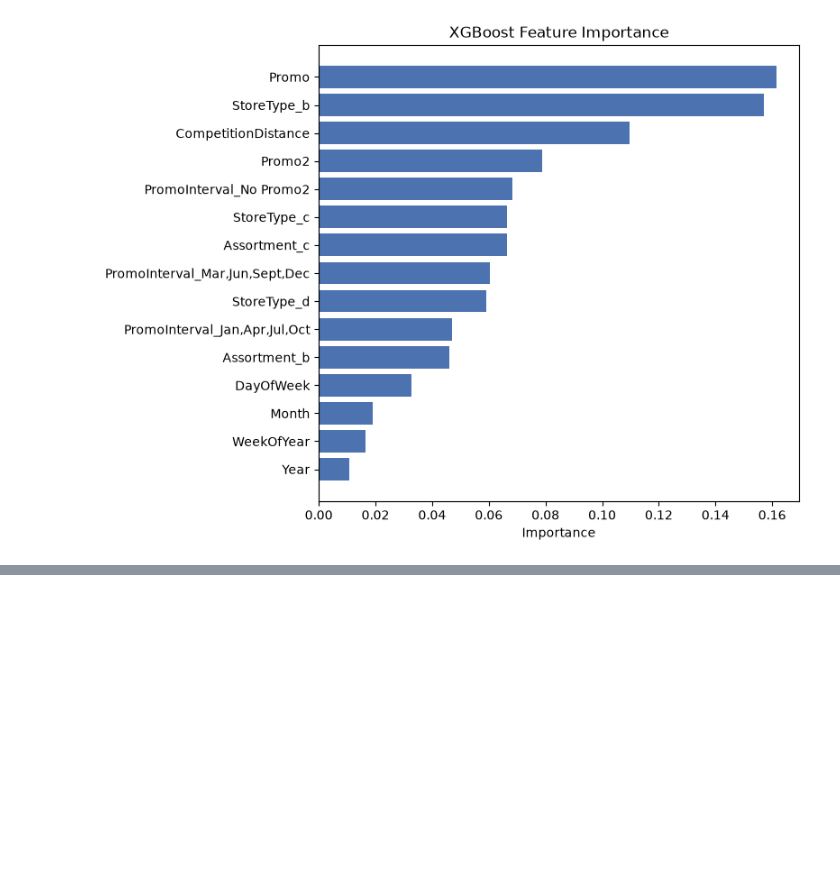
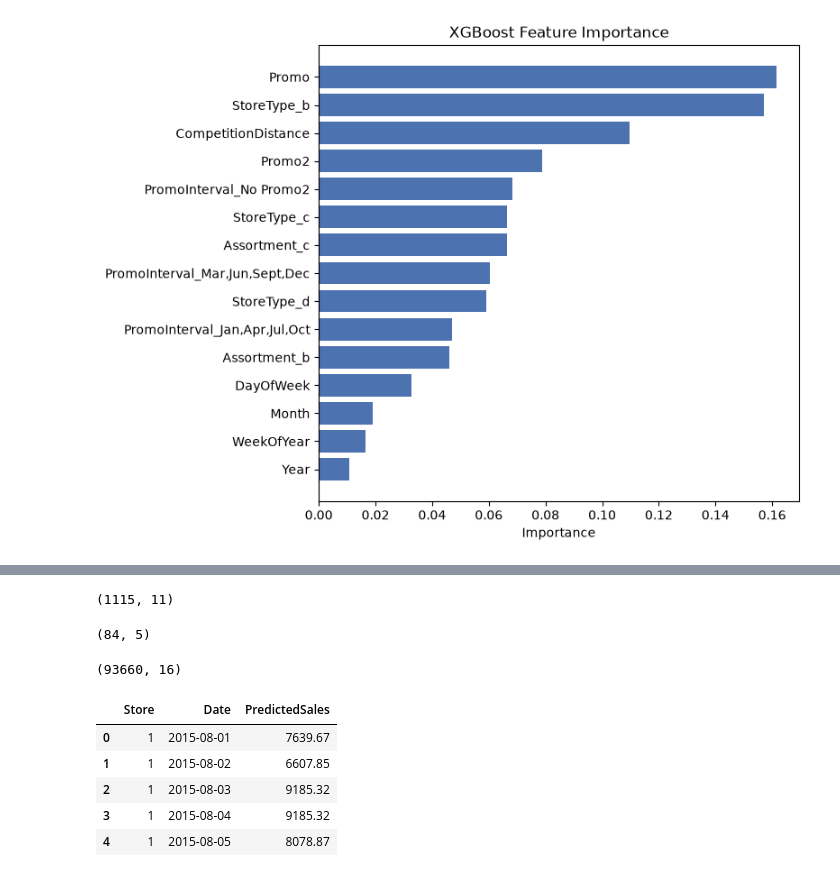
Before and after one commit to Venkatavishnuvardhanthota/rossmann-sales-forecasting, a Jupyter notebook: notebooks/02_forecasting_models.ipynb, the cells around one changed output, grey strips where cells are left out. Drawn from its saved outputs; the diff is of its cells as text; code cells hidden in the pictures; blank space fills up the shorter version.

```diff
--- a/notebooks/02_forecasting_models.ipynb
+++ b/notebooks/02_forecasting_models.ipynb
@@ -752,0 +786,57 @@ universal promo lift and StoreType B outperformance found in Notebook 1.
+# %%
+# Cell 33 - Build each store's constant attributes (one row per store) and
+# the calendar-derived features for each future date, as the two pieces
+# needed for the eventual store x date cross-join
+
+store_level_features = ['StoreType_b', 'StoreType_c', 'StoreType_d',
+                         'Assortment_b', 'Assortment_c',
+                         'PromoInterval_Jan,Apr,Jul,Oct', 'PromoInterval_Mar,Jun,Sept,Dec',
+                         'PromoInterval_No Promo2',
+                         'Promo2', 'CompetitionDistance']
+
+date_level_features = ['DayOfWeek', 'Month', 'Year', 'WeekOfYear']
+
+store_attrs = df_encoded.groupby('Store')[store_level_features].first().reset_index()
+store_attrs.shape
+# %% [output]
+(1115, 11)
+# %%
+# Cell 34 - Generate the 84 future dates (day after the last real date
+# through 84 days forward) and compute their calendar-derived features
+
+last_date = df_encoded['Date'].max()
+future_dates = pd.date_range(start=last_date + pd.Timedelta(days=1), periods=84, freq='D')
+
+future_dates_df = pd.DataFrame({'Date': future_dates})
+future_dates_df['DayOfWeek'] = future_dates_df['Date'].dt.dayofweek
+future_dates_df['Month'] = future_dates_df['Date'].dt.month
+future_dates_df['Year'] = future_dates_df['Date'].dt.year
+future_dates_df['WeekOfYear'] = future_dates_df['Date'].dt.isocalendar().week
+
+future_dates_df.shape
+# %% [output]
+(84, 5)
+# %%
+# Cell 35 - Cross-join every store with every future date, using a
+# temporary shared key column (pandas has no direct cross-join method)
+
+store_attrs['key'] = 1
+future_dates_df['key'] = 1
+
+future_full = store_attrs.merge(future_dates_df, on='key').drop('key', axis=1)
+future_full.shape
+# %% [output]
+(93660, 16)
+# %%
+# Cell 36 - Generate the true 12-week future forecast using the production
+# model (trained on all historical data, no Promo feature)
+
+future_full['PredictedSales'] = xgb_model_production.predict(future_full[production_features])
+future_full[['Store', 'Date', 'PredictedSales']].head()
+# %% [output]
+|  | Store | Date | PredictedSales |
+| 0 | 1 | 2015-08-01 | 7639.67 |
+| 1 | 1 | 2015-08-02 | 6607.85 |
+| 2 | 1 | 2015-08-03 | 9185.32 |
+| 3 | 1 | 2015-08-04 | 9185.32 |
+| 4 | 1 | 2015-08-05 | 8078.87 |
```
Also changed, not shown: parts of 18 cells of this notebook, 24 other files.
